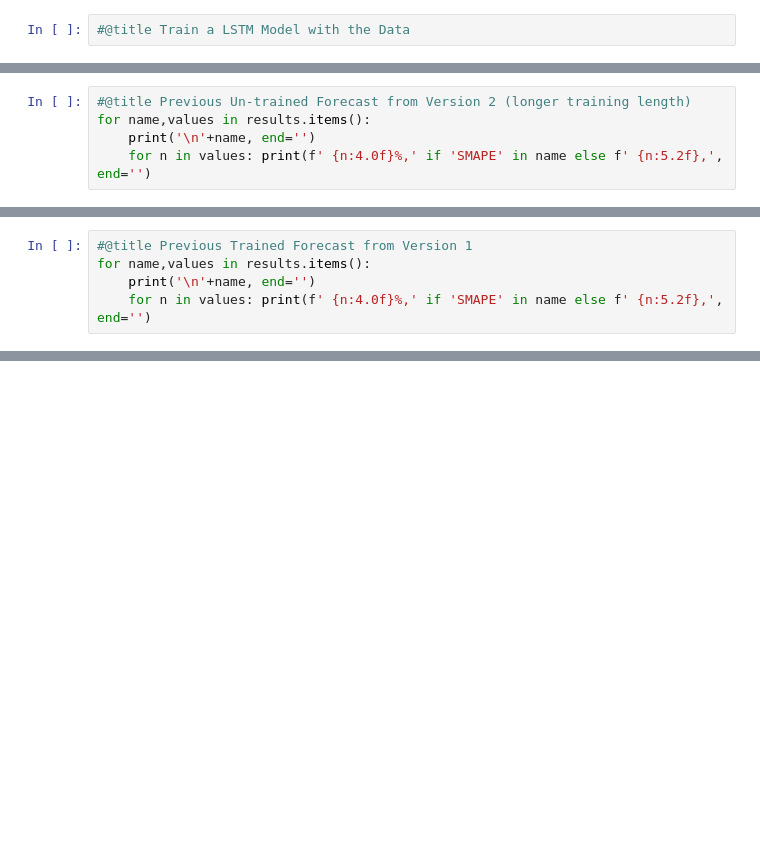
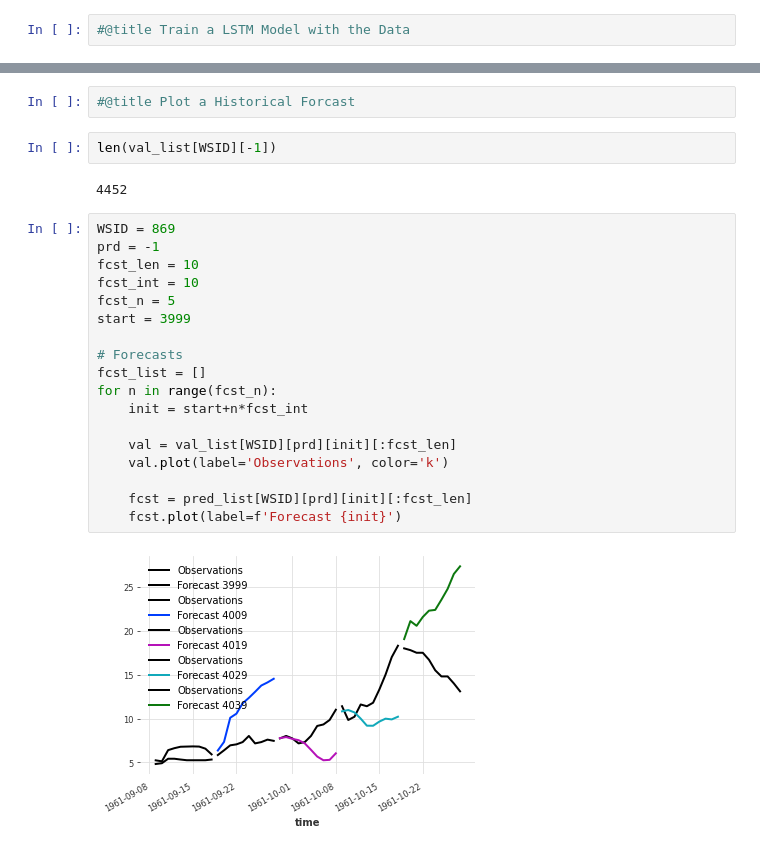
Before and after one commit to ynusinovich/streamflow-prediction, a Jupyter notebook: ARE/HYSETS_DARTS_training_evaluation.ipynb, the cells around one changed output, grey strips where cells are left out. Saved outputs shown, nothing was run; the diff lists cells and outputs as text; blank space fills up the shorter version.

Commit message:
added some plotting

```diff
--- a/ARE/HYSETS_DARTS_training_evaluation.ipynb
+++ b/ARE/HYSETS_DARTS_training_evaluation.ipynb
@@ -314,5 +432,0 @@ for name,values in results.items():
-# %%
-#@title Previous Un-trained Forecast from Version 2 (longer training length)
-for name,values in results.items():
-    print('\n'+name, end='')
-    for n in values: print(f' {n:4.0f}%,' if 'SMAPE' in name else f' {n:5.2f},', end='')
@@ -324,5 +432,0 @@ Average SMAPE:    28%,   42%,   51%,   59%,   65%,   70%,   74%,   78%,   82%,
-# %%
-#@title Previous Trained Forecast from Version 1
-for name,values in results.items():
-    print('\n'+name, end='')
-    for n in values: print(f' {n:4.0f}%,' if 'SMAPE' in name else f' {n:5.2f},', end='')
@@ -343,0 +455,26 @@ Average SMAPE:     9%,   15%,   20%,   25%,   28%,   32%,   35%,   37%,   40%,
+# %%
+#@title Plot a Historical Forcast
+# %%
+len(val_list[WSID][-1])
+# %% [output]
+4452
+# %%
+WSID = 869
+prd = -1
+fcst_len = 10
+fcst_int = 10
+fcst_n = 5
+start = 3999
+
+# Forecasts
+fcst_list = []
+for n in range(fcst_n):
+    init = start+n*fcst_int
+
+    val = val_list[WSID][prd][init][:fcst_len]
+    val.plot(label='Observations', color='k')
+
+    fcst = pred_list[WSID][prd][init][:fcst_len]
+    fcst.plot(label=f'Forecast {init}')
+# %% [output]
+[figure, added]
```
Also changed, not shown: parts of 17 cells of this notebook.
